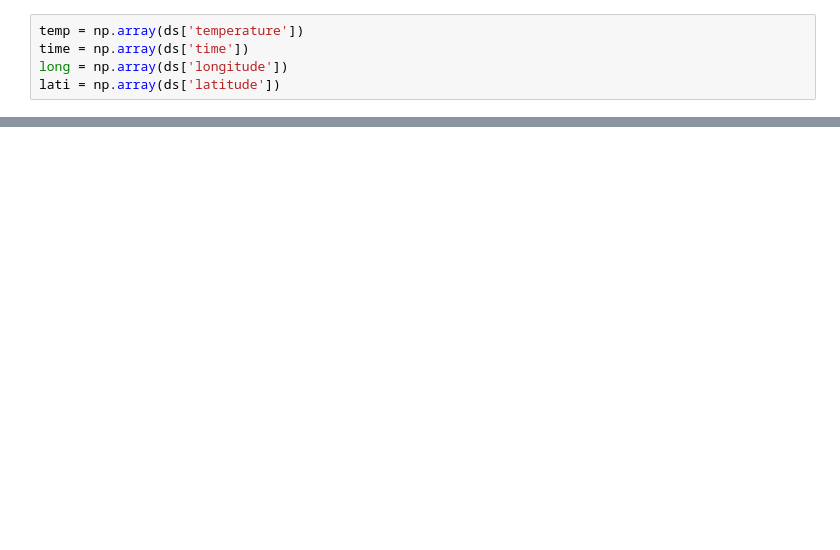
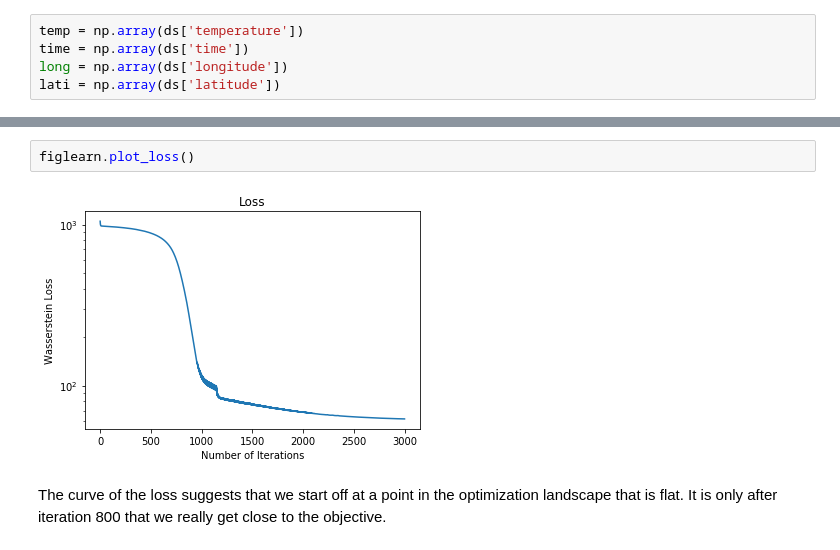
Before and after one commit to mattminder/FiGLearn, a Jupyter notebook: examples/temperature.ipynb, the cells around one changed output, grey strips where cells are left out. Saved outputs shown, nothing was run; the diff lists cells and outputs as text; blank space fills up the shorter version.

```diff
--- a/examples/temperature.ipynb
+++ b/examples/temperature.ipynb
@@ -216,0 +93,6 @@ Clipping input data to the valid range for imshow with RGB data ([0..1] for floa
+# %%
+figlearn.plot_loss()
+# %% [output]
+[figure, added]
+# %% [markdown]
+The curve of the loss suggests that we start off at a point in the optimization landscape that is flat. It is only after iteration 800 that we really get close to the objective.
```
Also changed, not shown: parts of 54 cells of this notebook.
